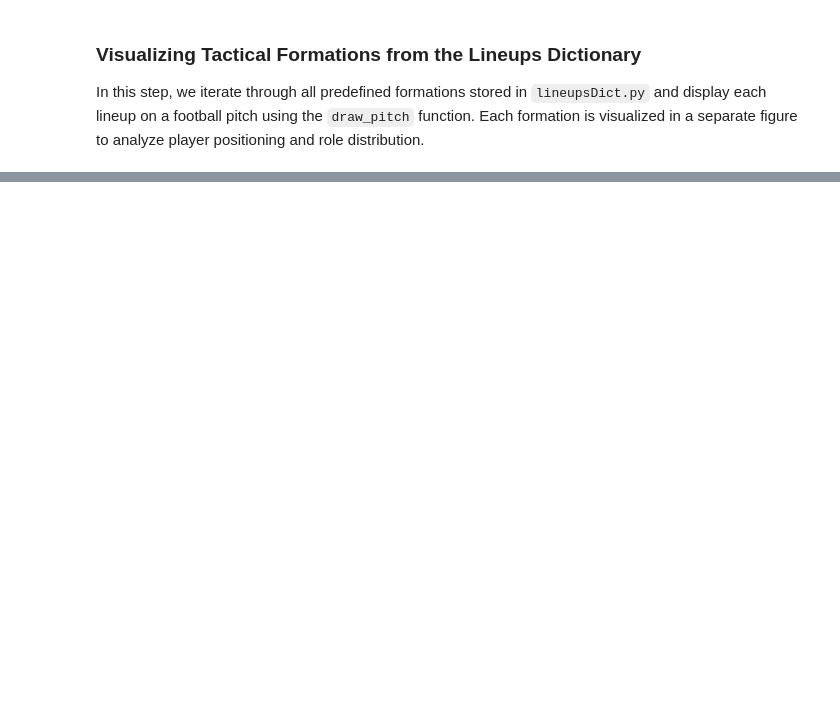
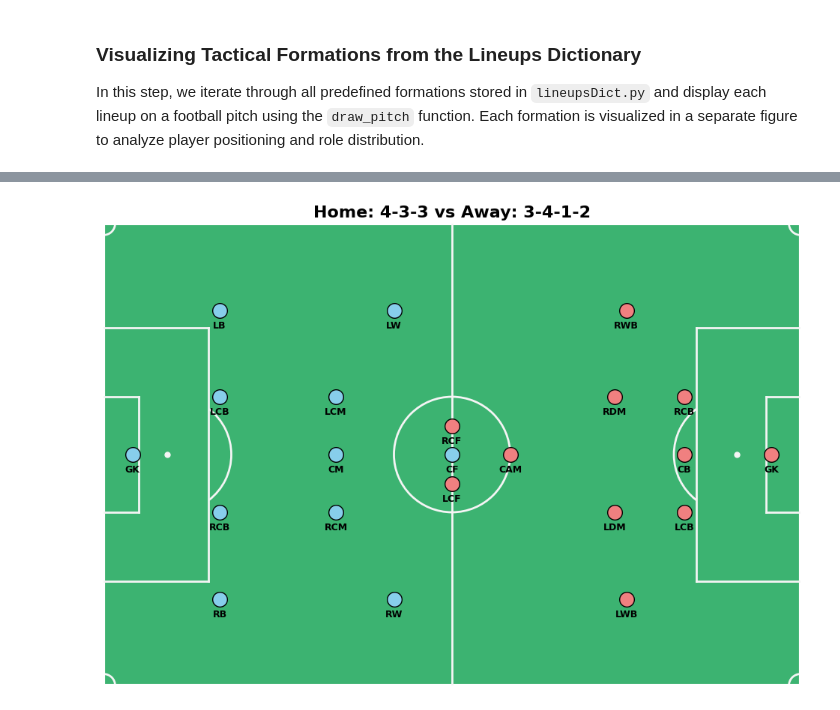
Before and after one commit to adsp-polito/2025-P12-RL-Footbal, a Jupyter notebook: Lineups/LineupsShowdown.ipynb, the cells around one changed output, grey strips where cells are left out. Cells and saved outputs as stored; diff of their text form; code cells hidden in the pictures; blank space fills up the shorter version.

```diff
--- a/Lineups/LineupsShowdown.ipynb
+++ b/Lineups/LineupsShowdown.ipynb
@@ -149,0 +161,32 @@ for formation_code, lineup in formations.items():
+# %%
+def mirror_position(x, y):
+    """ Mirror player positions for the away team (right half) """
+    return 120 - x, 80 - y
+
+# Choose formations
+home_formation = "433"
+away_formation = "3412"
+
+# Initialize the plot
+fig, ax = plt.subplots(figsize=(12, 8))
+draw_pitch(ax)
+
+# Plot home team (left side)
+for player in formations[home_formation]:
+    x, y = player["x"], player["y"]
+    abbr = player["abbr"]
+    ax.scatter(x, y, s=200, color="skyblue", edgecolors='black', zorder=3)
+    ax.text(x, y + 3.5, abbr, fontsize=9, ha="center", va="bottom", color="black", fontweight="bold")
+
+# Plot away team (right side, mirrored)
+for player in formations[away_formation]:
+    x, y = mirror_position(player["x"], player["y"])
+    abbr = player["abbr"]
+    ax.scatter(x, y, s=200, color="lightcoral", edgecolors='black', zorder=3)
+    ax.text(x, y + 3.5, abbr, fontsize=9, ha="center", va="bottom", color="black", fontweight="bold")
+
+# Title
+plt.title(f"Home: {format_formation(home_formation)} vs Away: {format_formation(away_formation)}", fontsize=16, fontweight="bold")
+plt.show()
+# %% [output]
+[figure, added]
```
Also changed, not shown: parts of 13 cells of this notebook.
